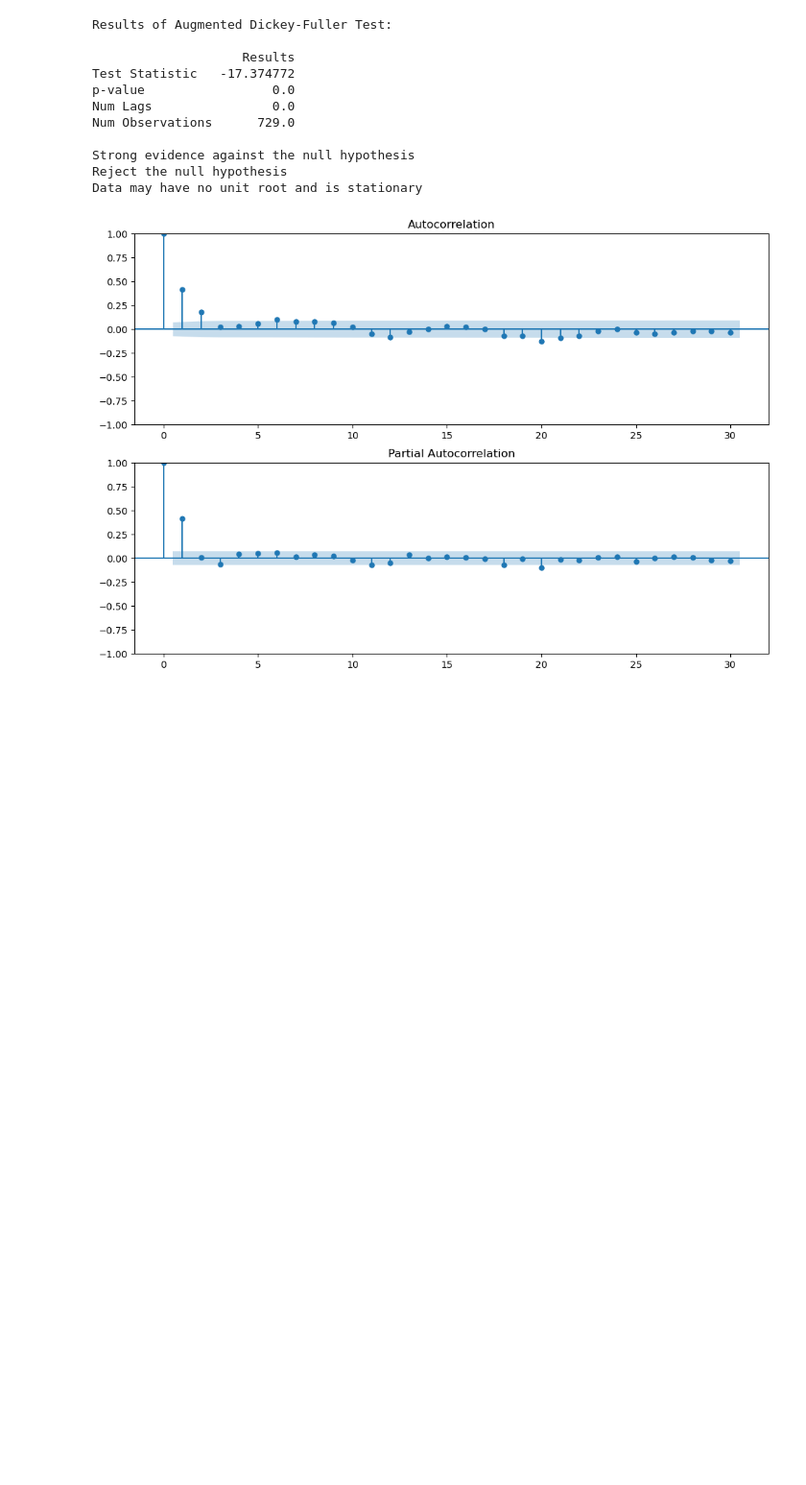
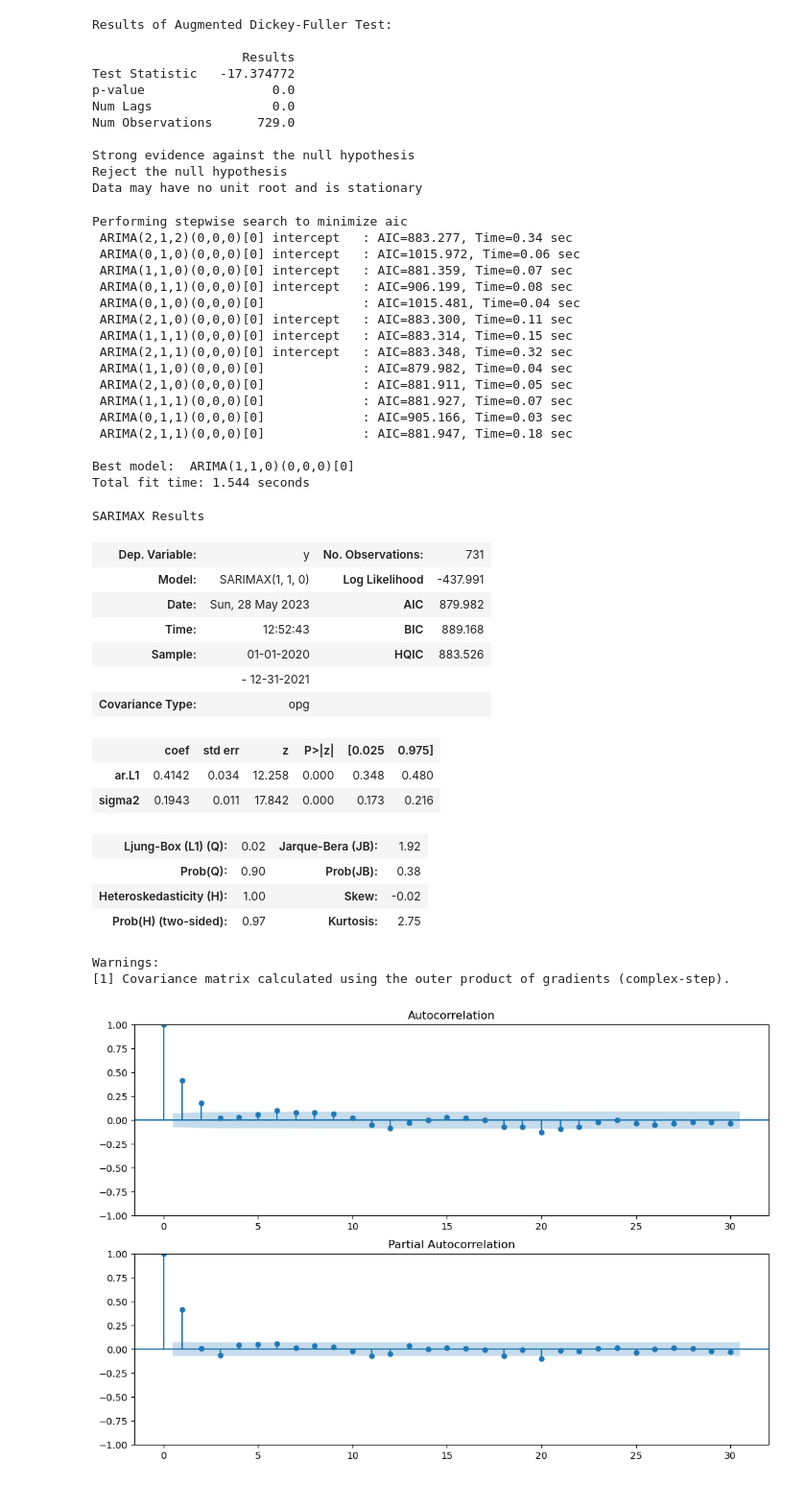
Before and after one commit to jtrawick/D213, a Jupyter notebook: Task1-Time_Series_Modeling/D213_task1.ipynb, the cells around one changed output. Shown at 96% size. Cells and saved outputs as stored; diff of their text form; code cells hidden in the pictures; blank space fills up the shorter version.

```diff
--- a/Task1-Time_Series_Modeling/D213_task1.ipynb
+++ b/Task1-Time_Series_Modeling/D213_task1.ipynb
@@ -115,4 +108,44 @@ Num Observations      729.0
 Strong evidence against the null hypothesis
 Reject the null hypothesis
 Data may have no unit root and is stationary
+# %%
+from pmdarima import auto_arima
+
+arimafit = auto_arima(df['Revenue'], trace=True)
+arimafit.summary()
+# %% [output]
+Performing stepwise search to minimize aic
+ ARIMA(2,1,2)(0,0,0)[0] intercept   : AIC=883.277, Time=0.34 sec
+ ARIMA(0,1,0)(0,0,0)[0] intercept   : AIC=1015.972, Time=0.06 sec
+ ARIMA(1,1,0)(0,0,0)[0] intercept   : AIC=881.359, Time=0.07 sec
+ ARIMA(0,1,1)(0,0,0)[0] intercept   : AIC=906.199, Time=0.08 sec
+ ARIMA(0,1,0)(0,0,0)[0]             : AIC=1015.481, Time=0.04 sec
+ ARIMA(2,1,0)(0,0,0)[0] intercept   : AIC=883.300, Time=0.11 sec
+ ARIMA(1,1,1)(0,0,0)[0] intercept   : AIC=883.314, Time=0.15 sec
+ ARIMA(2,1,1)(0,0,0)[0] intercept   : AIC=883.348, Time=0.32 sec
+ ARIMA(1,1,0)(0,0,0)[0]             : AIC=879.982, Time=0.04 sec
+ ARIMA(2,1,0)(0,0,0)[0]             : AIC=881.911, Time=0.05 sec
+ ARIMA(1,1,1)(0,0,0)[0]             : AIC=881.927, Time=0.07 sec
+ ARIMA(0,1,1)(0,0,0)[0]             : AIC=905.166, Time=0.03 sec
+ ARIMA(2,1,1)(0,0,0)[0]             : AIC=881.947, Time=0.18 sec
+
+Best model:  ARIMA(1,1,0)(0,0,0)[0]
+Total fit time: 1.544 seconds
+SARIMAX Results
+| Dep. Variable: | y | No. Observations: | 731 |
+| Model: | SARIMAX(1, 1, 0) | Log Likelihood | -437.991 |
+| Date: | Sun, 28 May 2023 | AIC | 879.982 |
+| Time: | 12:52:43 | BIC | 889.168 |
+| Sample: | 01-01-2020 | HQIC | 883.526 |
+|  | - 12-31-2021 |  |  |
+| Covariance Type: | opg |  |  |
+|  | coef | std err | z | P>|z| | [0.025 | 0.975] |
+| ar.L1 | 0.4142 | 0.034 | 12.258 | 0.000 | 0.348 | 0.480 |
+| sigma2 | 0.1943 | 0.011 | 17.842 | 0.000 | 0.173 | 0.216 |
+| Ljung-Box (L1) (Q): | 0.02 | Jarque-Bera (JB): | 1.92 |
+| Prob(Q): | 0.90 | Prob(JB): | 0.38 |
+| Heteroskedasticity (H): | 1.00 | Skew: | -0.02 |
+| Prob(H) (two-sided): | 0.97 | Kurtosis: | 2.75 |
+Warnings:
+[1] Covariance matrix calculated using the outer product of gradients (complex-step).
 # %%
```
Also changed, not shown: parts of 15 cells of this notebook.
